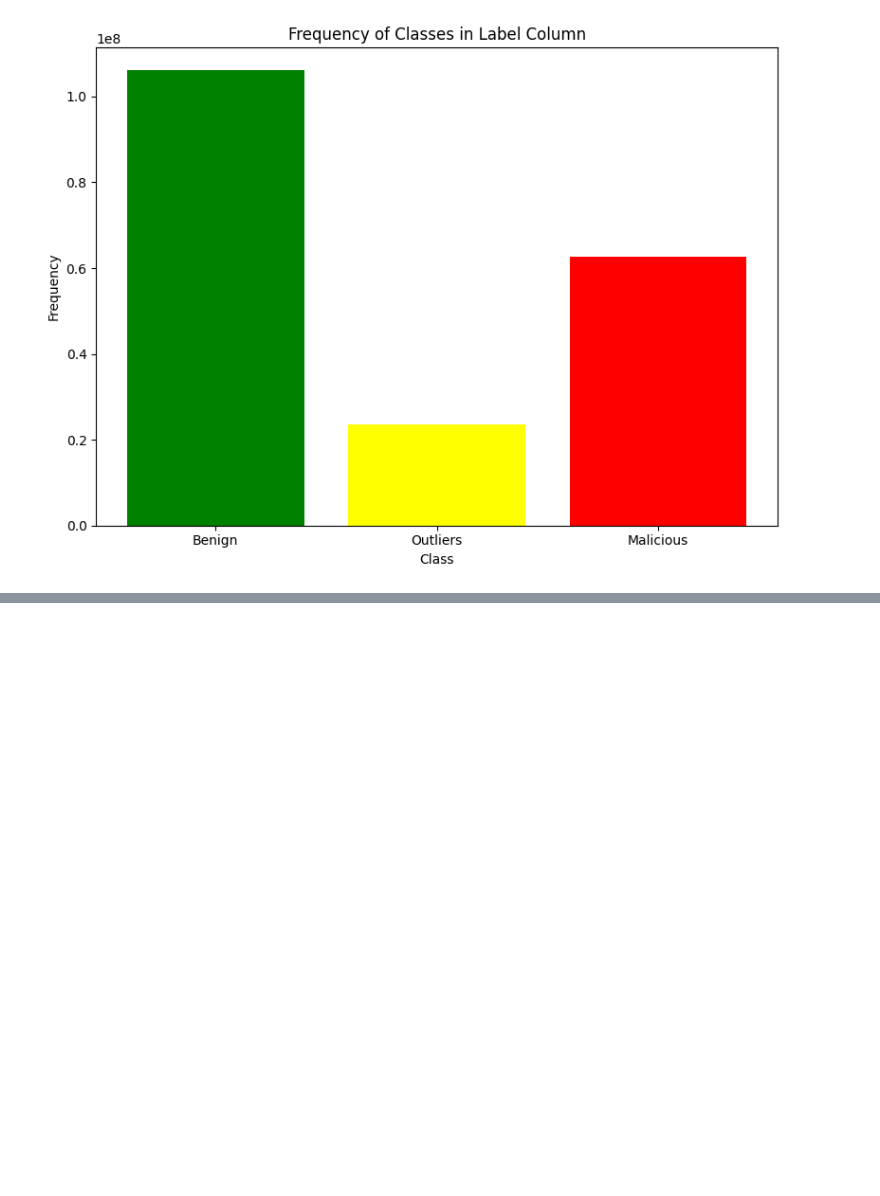
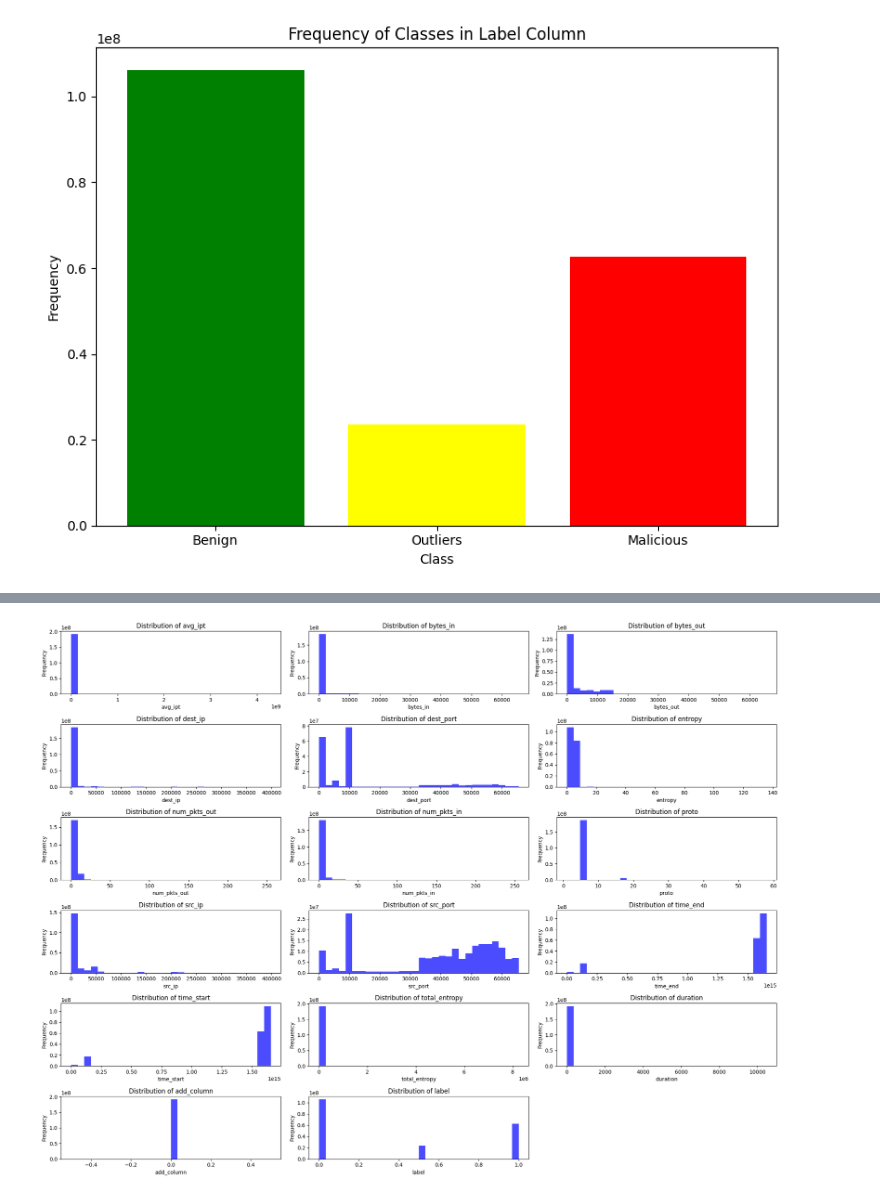
Before and after one commit to BabinRV/Dissertation, a Jupyter notebook: Dissertation_TD_and_IR.ipynb, the cells around one changed output, grey strips where cells are left out. Cells and saved outputs as stored; diff of their text form; code cells hidden in the pictures; blank space fills up the shorter version.

```diff
--- a/Dissertation_TD_and_IR.ipynb
+++ b/Dissertation_TD_and_IR.ipynb
@@ -754,0 +767,15 @@ plt.show()
+# %%
+# Plot histograms for all numerical columns
+numerical_columns = fulldata.select_dtypes(include=['float64', 'int64']).columns
+
+plt.figure(figsize=(20, 15))
+for i, column in enumerate(numerical_columns):
+    plt.subplot(len(numerical_columns) // 3 + 1, 3, i + 1)
+    plt.hist(fulldata[column], bins=30, color='blue', alpha=0.7)
+    plt.title(f"Distribution of {column}")
+    plt.xlabel(column)
+    plt.ylabel("Frequency")
+plt.tight_layout()
+plt.show()
+# %% [output]
+[figure, added]
```
Also changed, not shown: parts of 2 cells of this notebook.
